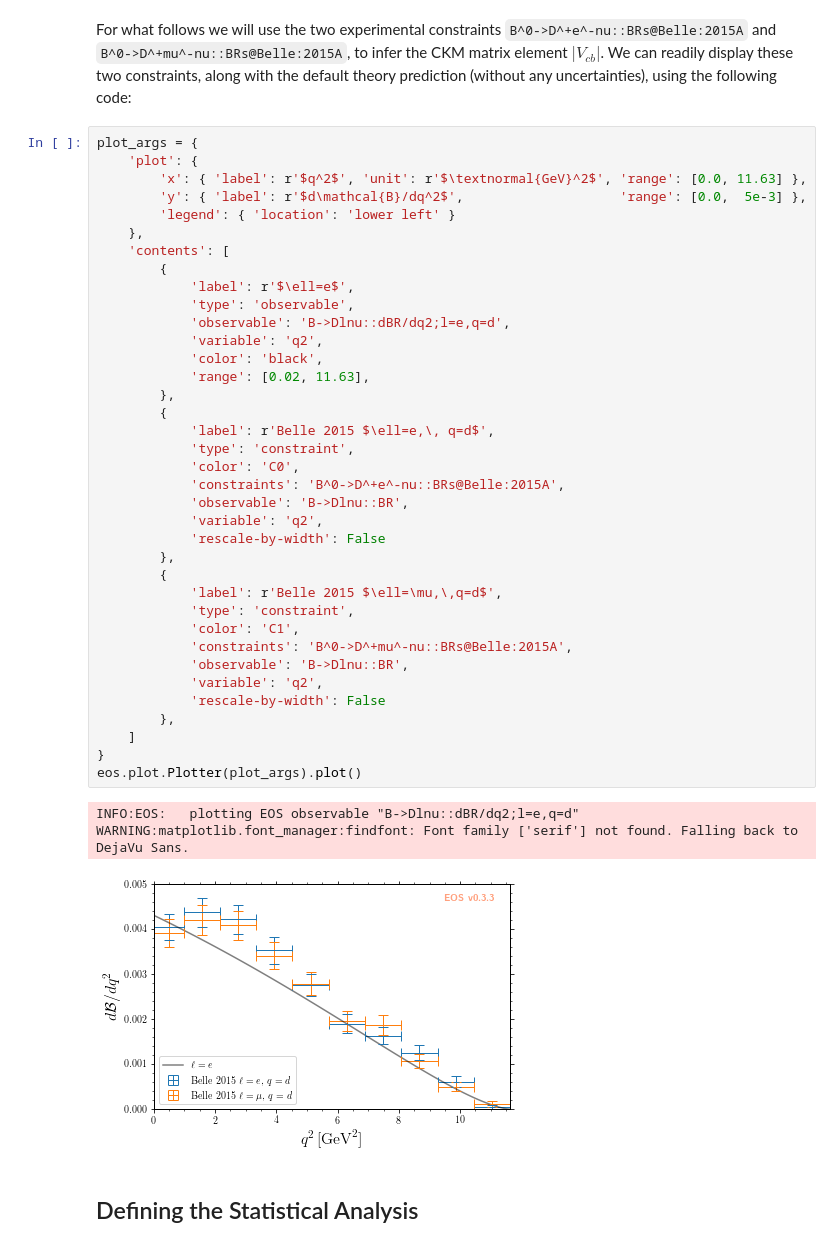
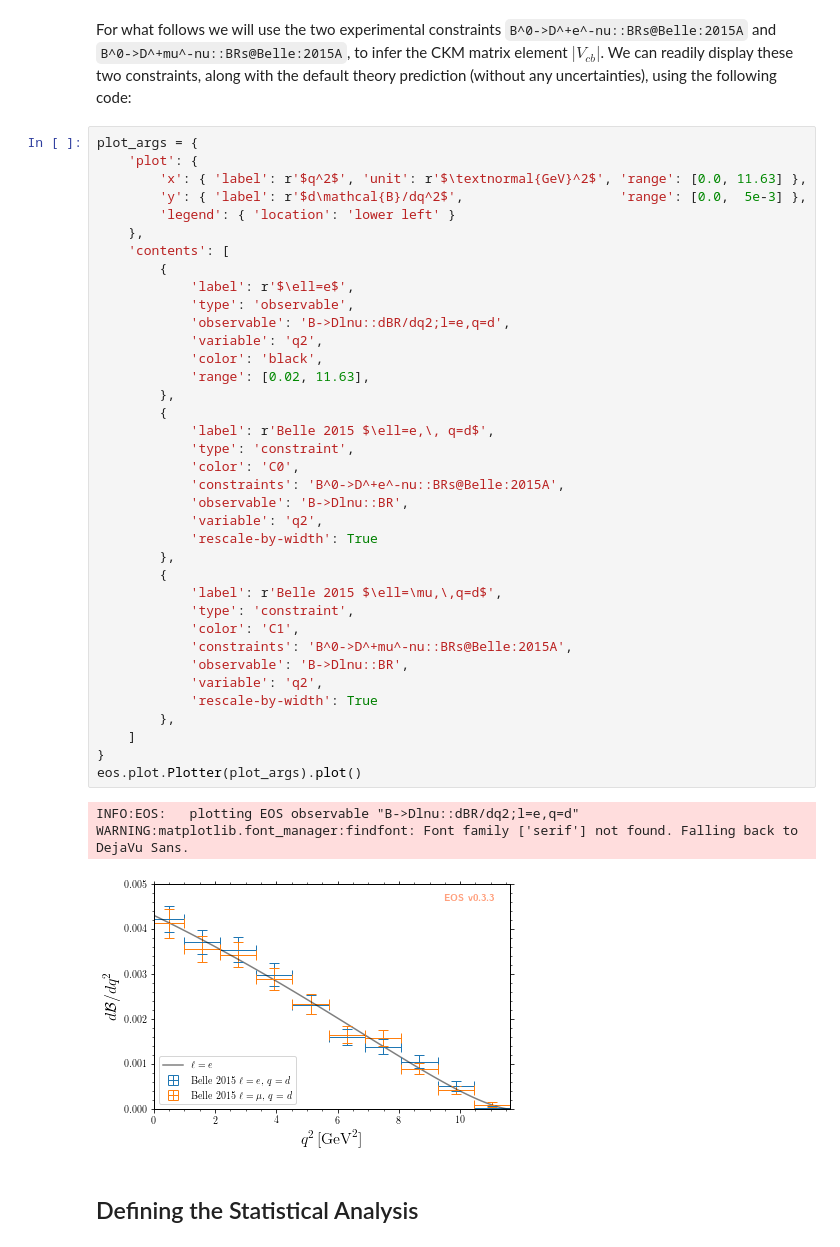
Before and after one commit to eos/eos, a Jupyter notebook: examples/inference.ipynb, the cells around one changed output. Cells and saved outputs as stored; diff of their text form.

```diff
--- a/examples/inference.ipynb
+++ b/examples/inference.ipynb
@@ -49,36 +49,36 @@ plot_args = {
         {
             'label': r'$\ell=e$',
             'type': 'observable',
             'observable': 'B->Dlnu::dBR/dq2;l=e,q=d',
             'variable': 'q2',
             'color': 'black',
             'range': [0.02, 11.63],
         },
         {
             'label': r'Belle 2015 $\ell=e,\, q=d$',
             'type': 'constraint',
             'color': 'C0',
             'constraints': 'B^0->D^+e^-nu::BRs@Belle:2015A',
             'observable': 'B->Dlnu::BR',
             'variable': 'q2',
-            'rescale-by-width': False
+            'rescale-by-width': True
         },
         {
             'label': r'Belle 2015 $\ell=\mu,\,q=d$',
             'type': 'constraint',
             'color': 'C1',
             'constraints': 'B^0->D^+mu^-nu::BRs@Belle:2015A',
             'observable': 'B->Dlnu::BR',
             'variable': 'q2',
-            'rescale-by-width': False
+            'rescale-by-width': True
         },
     ]
 }
 eos.plot.Plotter(plot_args).plot()
 # %% [output]
 INFO:EOS:   plotting EOS observable "B->Dlnu::dBR/dq2;l=e,q=d"
 WARNING:matplotlib.font_manager:findfont: Font family ['serif'] not found. Falling back to DejaVu Sans.
-[figure, old version]
+[figure, new version]
 # %% [markdown]
 ## Defining the Statistical Analysis
 # %% [markdown]
```
Also changed, not shown: parts of 5 cells of this notebook.
